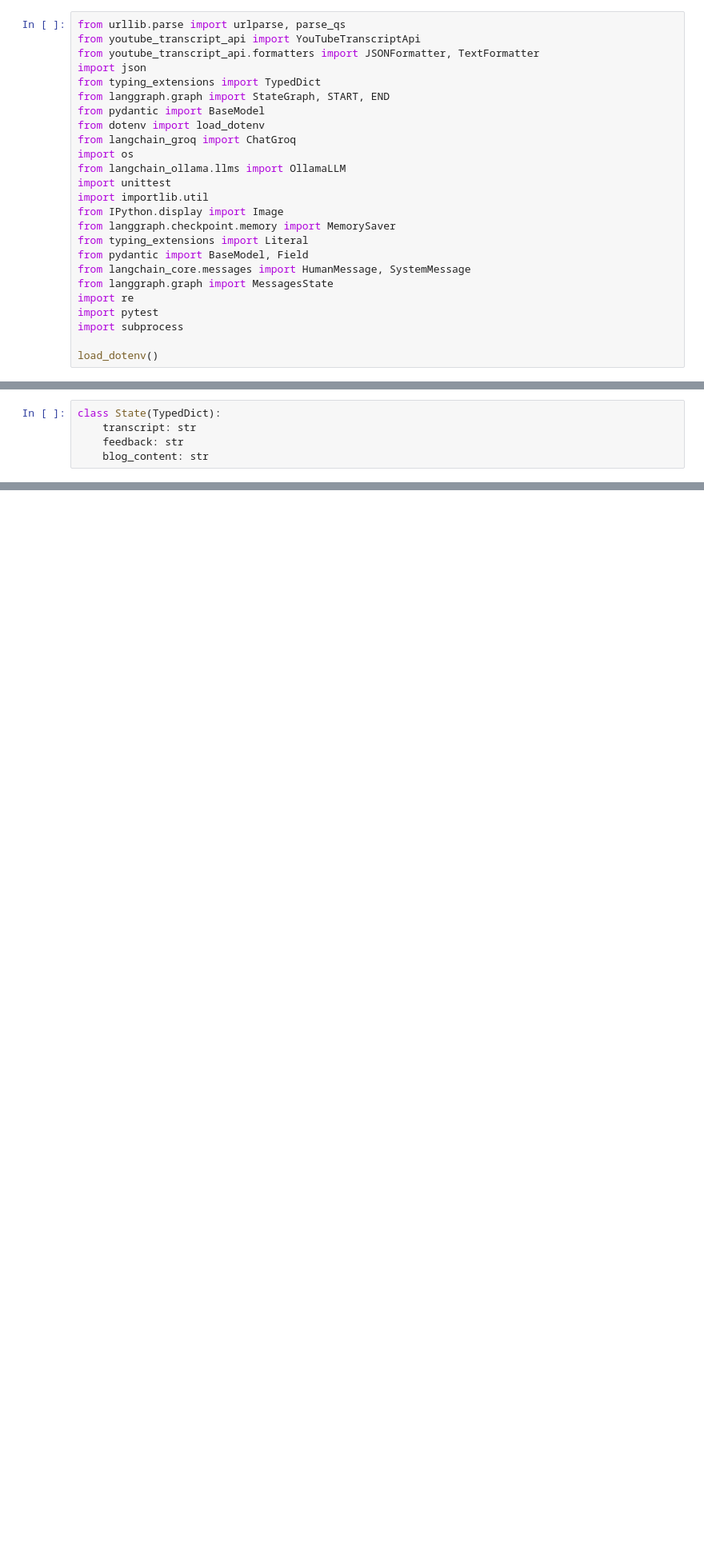
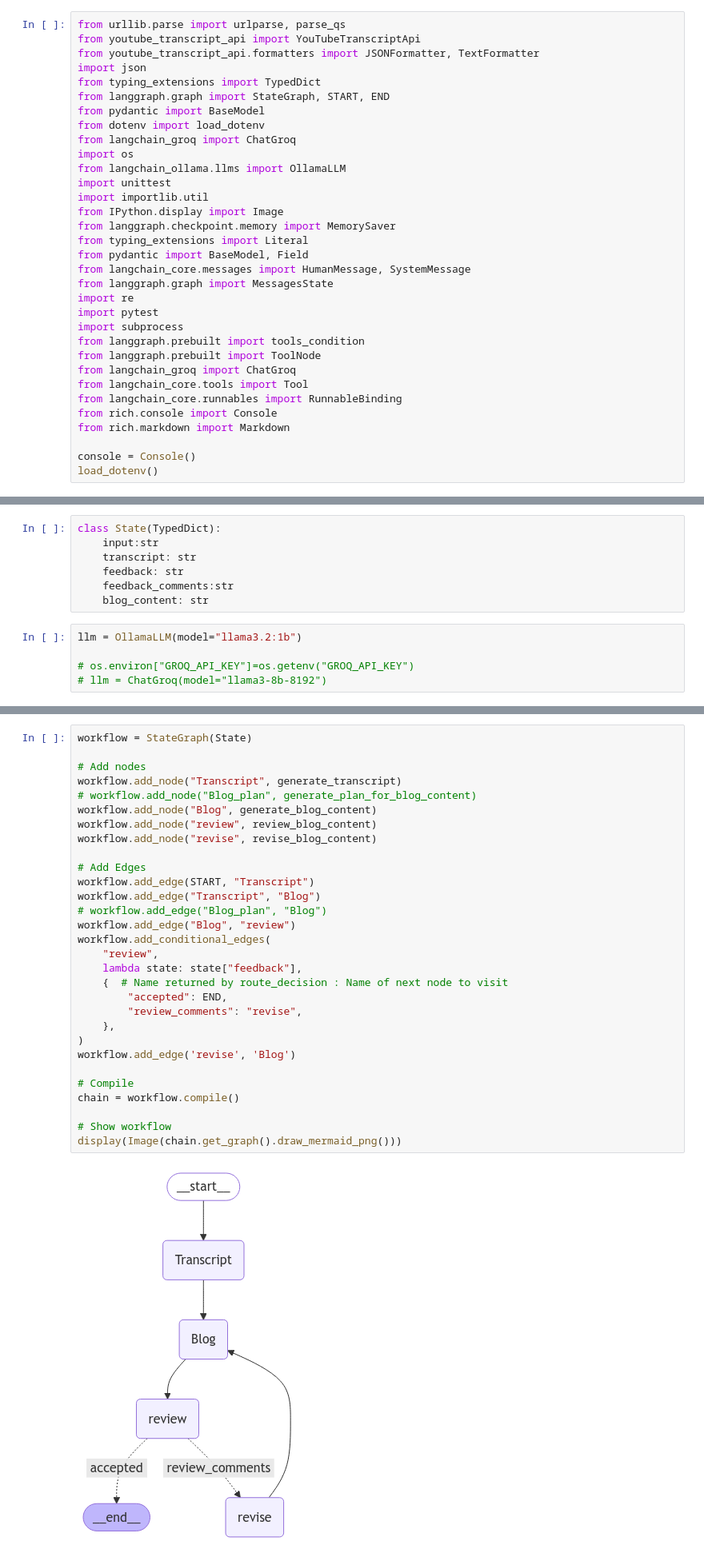
Before and after one commit to luksri/ML_practice, a Jupyter notebook: ai_boot_camp/Assignment/blog_writer.ipynb, the cells around one changed output, grey strips where cells are left out. Shown at 80% size. Drawn from its saved outputs; the diff is of its cells as text; blank space fills up the shorter version.

Commit message:
initial working version of blog writer from youtube video transcript

```diff
--- a/ai_boot_camp/Assignment/blog_writer.ipynb
+++ b/ai_boot_camp/Assignment/blog_writer.ipynb
@@ -21,5 +21,13 @@ from langgraph.graph import MessagesState
 import re
 import pytest
 import subprocess
+from langgraph.prebuilt import tools_condition
+from langgraph.prebuilt import ToolNode
+from langchain_groq import ChatGroq
+from langchain_core.tools import Tool
+from langchain_core.runnables import RunnableBinding
+from rich.console import Console
+from rich.markdown import Markdown
 
+console = Console()
 load_dotenv()
@@ -53,5 +72,12 @@ hi guys welcome back today's topic is dice try algorithm so in this video I'm go
 # %%
 class State(TypedDict):
+    input:str
     transcript: str
     feedback: str
+    feedback_comments:str
     blog_content: str
+# %%
+llm = OllamaLLM(model="llama3.2:1b")
+
+# os.environ["GROQ_API_KEY"]=os.getenv("GROQ_API_KEY")
+# llm = ChatGroq(model="llama3-8b-8192")
@@ -57,0 +189,32 @@ class State(TypedDict):
+# %%
+workflow = StateGraph(State)
+
+# Add nodes
+workflow.add_node("Transcript", generate_transcript)
+# workflow.add_node("Blog_plan", generate_plan_for_blog_content)
+workflow.add_node("Blog", generate_blog_content)
+workflow.add_node("review", review_blog_content)
+workflow.add_node("revise", revise_blog_content)
+
+# Add Edges
+workflow.add_edge(START, "Transcript")
+workflow.add_edge("Transcript", "Blog")
+# workflow.add_edge("Blog_plan", "Blog")
+workflow.add_edge("Blog", "review")
+workflow.add_conditional_edges(
+    "review",
+    lambda state: state["feedback"],
+    {  # Name returned by route_decision : Name of next node to visit
+        "accepted": END,
+        "review_comments": "revise",
+    },
+)
+workflow.add_edge('revise', 'Blog')
+
+# Compile
+chain = workflow.compile()
+
+# Show workflow
+display(Image(chain.get_graph().draw_mermaid_png()))
+# %% [output]
+[figure, added]
```
Also changed, not shown: parts of 12 cells of this notebook.
